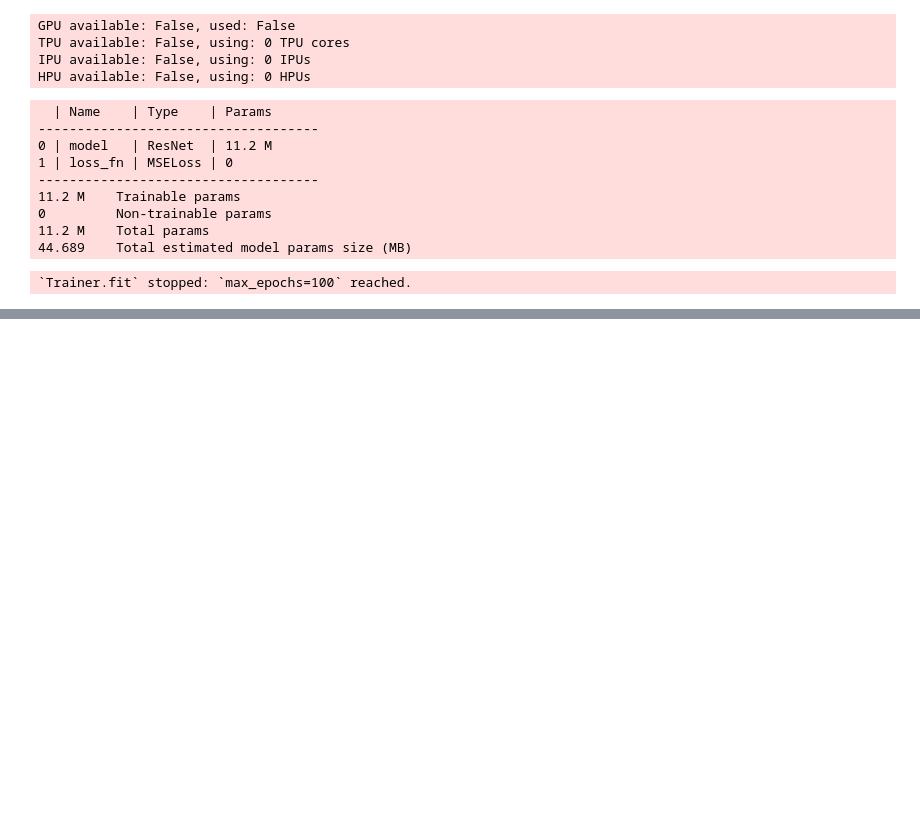
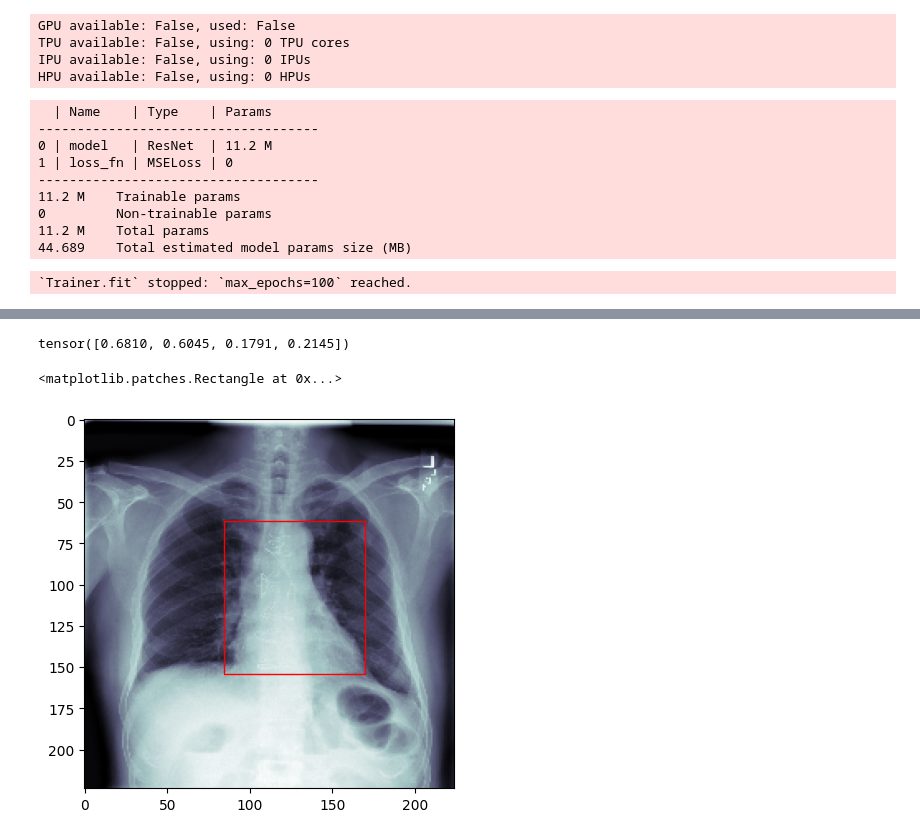
Before and after one commit to joaoavanzini/dl-pytorch-mia, a Jupyter notebook: cardiac_detection/train.ipynb, the cells around one changed output, grey strips where cells are left out. Cells and saved outputs as stored; diff of their text form; code cells hidden in the pictures; blank space fills up the shorter version.

```diff
--- a/cardiac_detection/train.ipynb
+++ b/cardiac_detection/train.ipynb
@@ -124,0 +128,5 @@ trainer.fit(model, train_loader, val_loader)
+# %%
+device = torch.device("cuda:0" if torch.cuda.is_available() else "cpu")
+model = model.load_from_checkpoint("logs/lightning_logs/version_0/checkpoints/epoch=97-step=4900.ckpt")
+model.eval()
+model.to(device)
@@ -124,0 +151,29 @@ trainer.fit(model, train_loader, val_loader)
+# %%
+preds = []
+labels = []
+
+with torch.no_grad():
+    for data, label in val_dataset:
+        data = data.to(device).float().unsqueeze(0)
+        pred = model(data)[0].cpu()
+        preds.append(pred)
+        labels.append(label)
+
+preds = torch.stack(preds)
+labels = torch.stack(labels)
+# %%
+abs(preds-labels).mean(0)
+# %% [output]
+tensor([0.6810, 0.6045, 0.1791, 0.2145])
+# %%
+idx = 0
+img, label = val_dataset[idx]
+pred = preds[idx]
+
+fig, axis = plt.subplots(1, 1)
+axis.imshow(img[0], cmap="bone")
+heart = patches.Rectangle((pred[0], pred[1]), pred[2]-pred[0], pred[3]-pred[1], edgecolor="r", facecolor="none")
+axis.add_patch(heart)
+# %% [output]
+<matplotlib.patches.Rectangle at 0x...>
+[figure, added]
```
Also changed, not shown: parts of 4 cells of this notebook.
